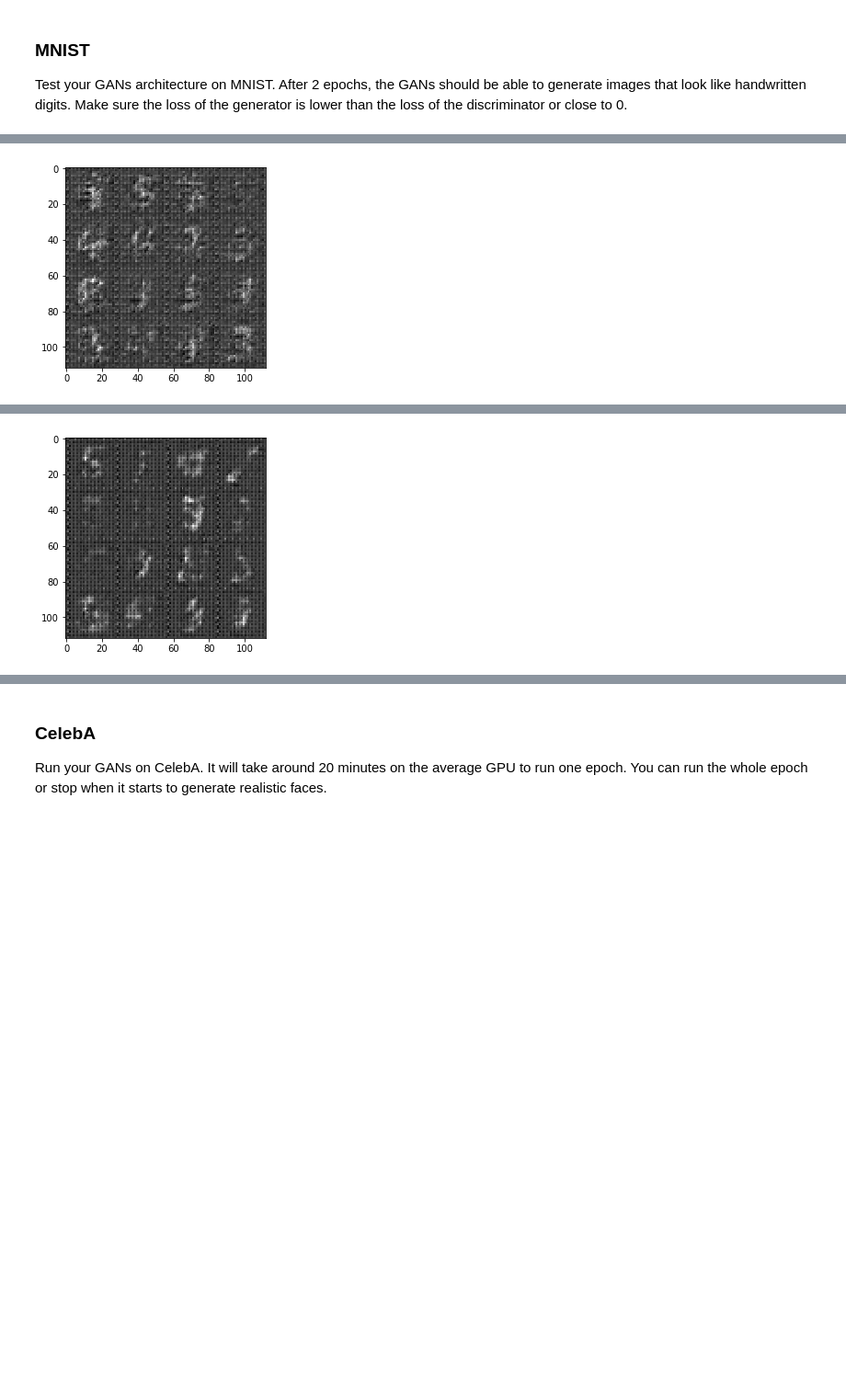
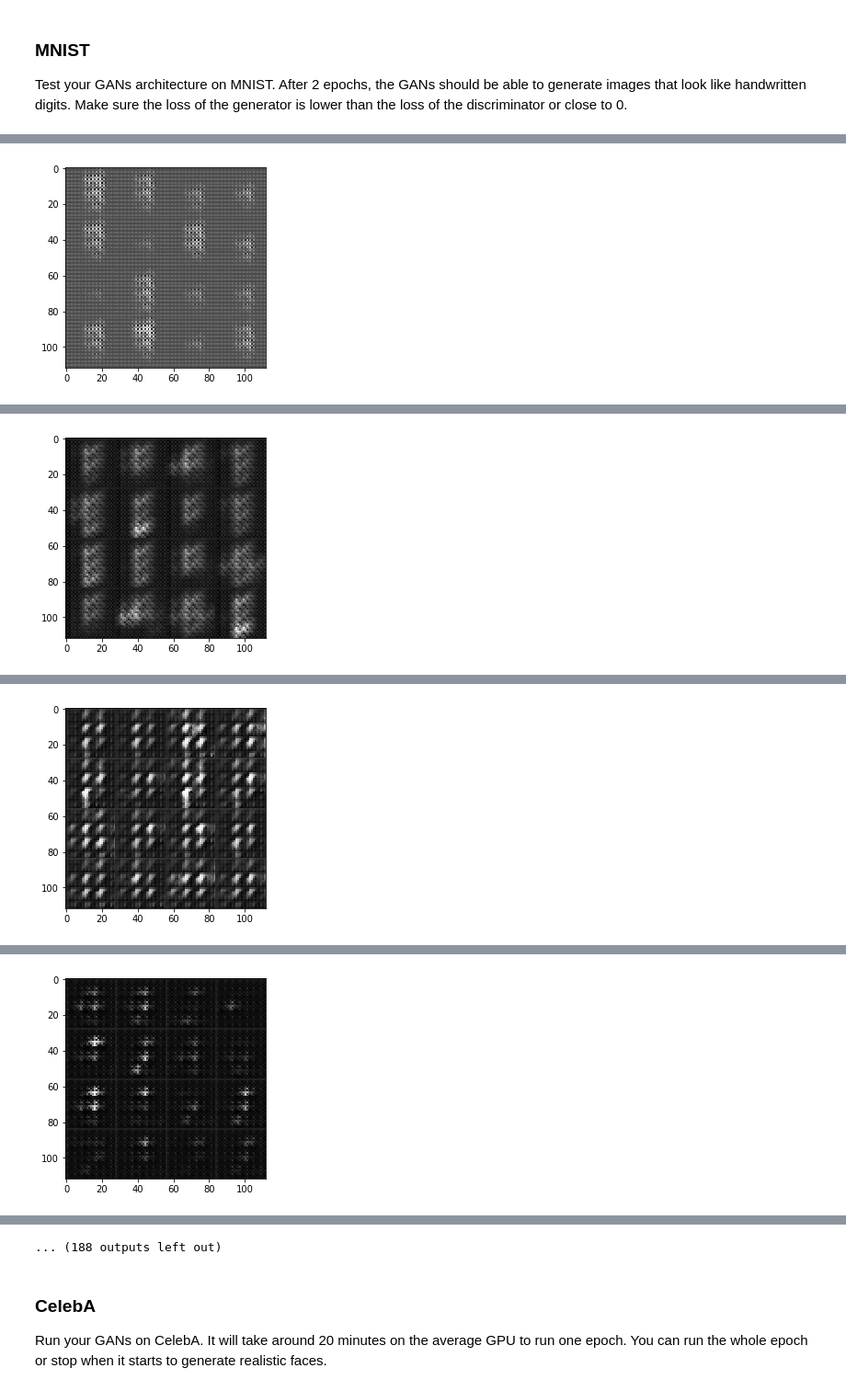
Before and after one commit to meet-minimalist/Udacity-Deep-Leanring-Project-4-Generative-Adversarial-Networks, a Jupyter notebook: dlnd_face_generation.ipynb, the cells around one changed output, grey strips where cells are left out. Shown at 92% size. Cells and saved outputs as stored; diff of their text form; code cells hidden in the pictures; blank space fills up the shorter version.

```diff
--- a/dlnd_face_generation.ipynb
+++ b/dlnd_face_generation.ipynb
@@ -361,7 +356,6 @@ def train(epoch_count, batch_size, z_dim, learning_rate, beta1, get_batches, dat
     :param data_image_mode: The image mode to use for images ("RGB" or "L")
     """
     # TODO: Build Model
-    Z_val = np.random.uniform(-1, 1, size=[batch_size, z_dim])
 
     real_image_input, noise_of_z, learn_rate = model_inputs(data_shape[1], data_shape[2], data_shape[3], z_dim)
 
@@ -376,36 +370,81 @@ def train(epoch_count, batch_size, z_dim, learning_rate, beta1, get_batches, dat
             i = 1
             for batch_images in get_batches(batch_size):
                 # TODO: Train Model
-                preprocess(batch_images)
+                Z_val = np.random.uniform(-1, 1, size=(batch_size, z_dim))
+
+                batch_images = batch_images*2
                 d_run = sess.run(d_train, feed_dict={real_image_input: batch_images, noise_of_z: Z_val, learn_rate: learning_rate})
                 g_run = sess.run(g_train, feed_dict={real_image_input: batch_images, noise_of_z: Z_val, learn_rate: learning_rate})
-
+                #"""
                 if i % 100 == 0:
                     disc_loss = sess.run(d_loss, feed_dict={real_image_input: batch_images, noise_of_z: Z_val})
                     gen_loss = sess.run(g_loss, feed_dict={noise_of_z: Z_val})
-                    print("Batch :".format(i),
+                    print("Batch No.: {}".format(i),
                           "Discriminator Loss: {}".format(disc_loss),
                           "Generative Loss: {}".format(gen_loss))
                 i += 1
+                #"""
+            disc_loss = sess.run(d_loss, feed_dict={real_image_input: batch_images, noise_of_z: Z_val})
+            gen_loss = sess.run(g_loss, feed_dict={noise_of_z: Z_val})
 
-            print("Epoch {}/{}".format(epoch_i, epoch_count),
+            print("Epoch {}/{}".format(epoch_i+1, epoch_count),
                     "Discriminator Loss: {}".format(disc_loss),
                     "Generative Loss: {}".format(gen_loss))
             show_generator_output(sess, 20, noise_of_z, data_shape[3], data_image_mode)
+            saver = tf.train.Saver()
+            save_path = saver.save(sess, "/tmp/model.ckpt")
+            print("Model saved in path: %s" % save_path)
 # %% [markdown]
 ### MNIST
 Test your GANs architecture on MNIST.  After 2 epochs, the GANs should be able to generate images that look like handwritten digits.  Make sure the loss of the generator is lower than the loss of the discriminator or close to 0.
 # %%
+"""
 batch_size = 64
 z_dim = 128
+learning_rate = 0.002
+beta1 = 0.9
+"""
+"""
+batch_size = 128
+z_dim = 256
 learning_rate = 0.0002
-beta1 = 0.5
+beta1 = 0.9
+"""
+"""
+batch_size = 128
+z_dim = 100
+learning_rate = 0.001
+beta1 = 0.9
+"""
+""" best parameters
 
-
+batch_size = 256 or 128
+z_dim = 100
+learning_rate = 0.001
+beta1 = 0.9
+#alpha=0.025
+"""
+"""
+batch_size = 256
+z_dim = 256
+learning_rate = 0.001
+beta1 = 0.9
+"""
+""" ALSO GOOD ONE
+batch_size = 256
+z_dim = 100
+learning_rate = 0.005
+beta1 = 0.9
+"""
+batch_size = 256
+z_dim = 100
+learning_rate = 0.005
+beta1 = 0.9
+ALPHA=0.03
 """
 DON'T MODIFY ANYTHING IN THIS CELL THAT IS BELOW THIS LINE
 """
-epochs = 2
+epochs = 100
 
 mnist_dataset = helper.Dataset('mnist', glob(os.path.join(data_dir, 'mnist/*.jpg')))
 with tf.Graph().as_default():
@@ -434 +457 @@ Epoch 0/2 Discriminator Loss: 1.1135239601135254 Generative Loss: 0.584461927413
-[figure, old version]
+[figure, new version]
@@ -454 +462 @@ Epoch 1/2 Discriminator Loss: 0.7465879917144775 Generative Loss: 1.155069231986
-[figure, old version]
+[figure, new version]
@@ -454,0 +467 @@ Epoch 1/2 Discriminator Loss: 0.7465879917144775 Generative Loss: 1.155069231986
+[figure, added]
@@ -454,0 +472 @@ Epoch 1/2 Discriminator Loss: 0.7465879917144775 Generative Loss: 1.155069231986
+[figure, added]
@@ -455,3 +483,4 @@ Epoch 1/2 Discriminator Loss: 0.7465879917144775 Generative Loss: 1.155069231986
+... (188 outputs left out)
 # %% [markdown]
 ### CelebA
 Run your GANs on CelebA.  It will take around 20 minutes on the average GPU to run one epoch.  You can run the whole epoch or stop when it starts to generate realistic faces.
```
Also changed, not shown: parts of 8 cells of this notebook.
